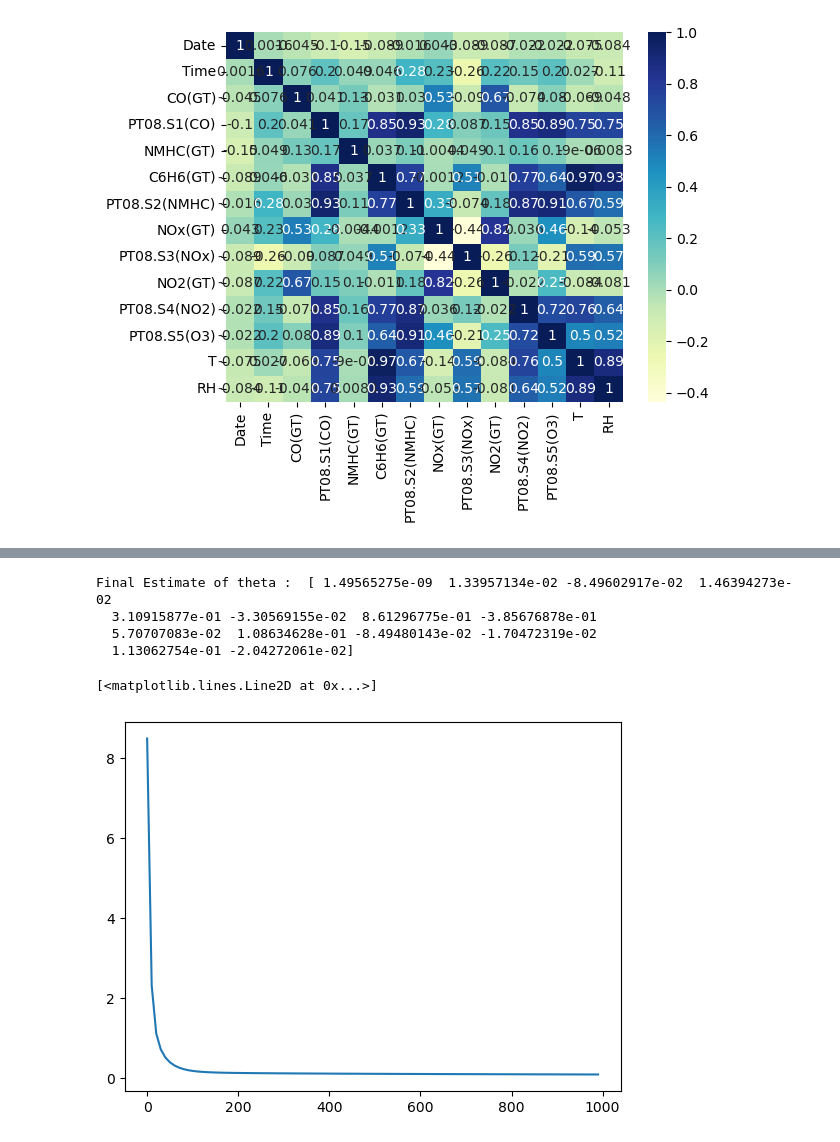
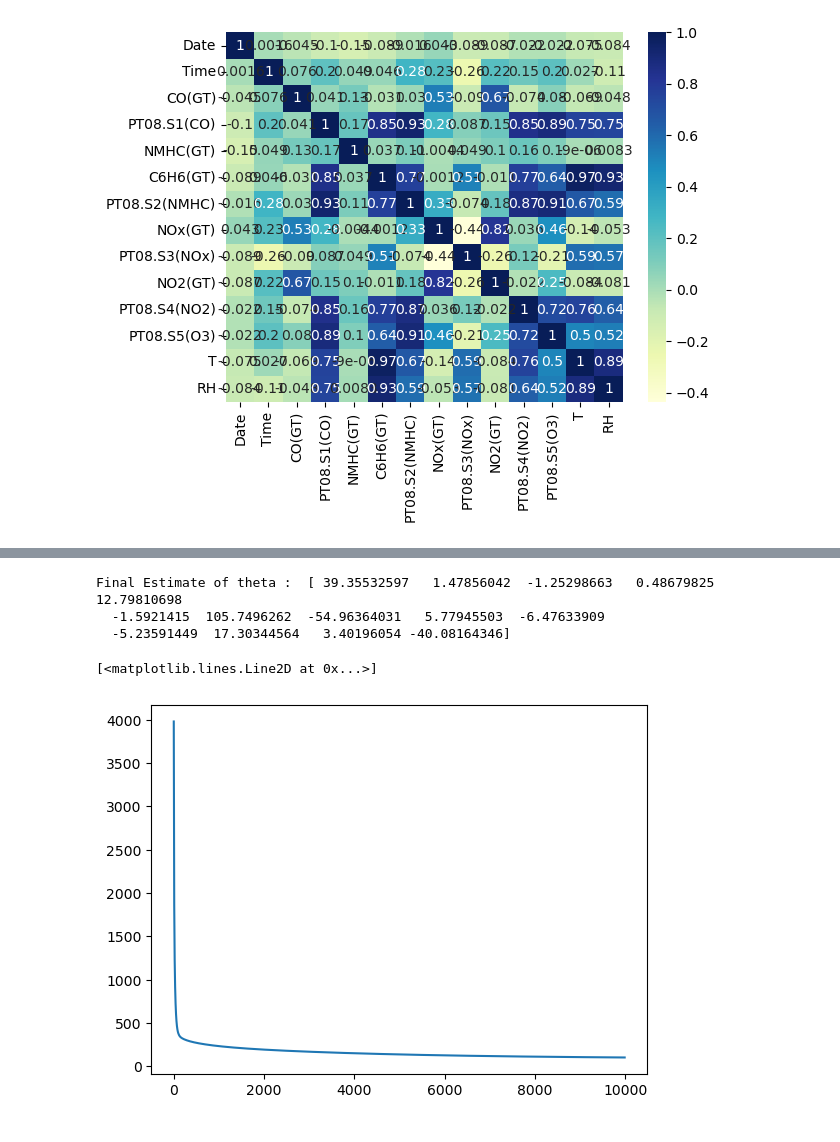
Before and after one commit to shreyanshML100/ML-CHE, a Jupyter notebook: 210347_Diptansu_Poddar/Assignment_2/EDA.ipynb, the cells around one changed output, grey strips where cells are left out. Cells and saved outputs as stored; diff of their text form; code cells hidden in the pictures.

```diff
--- a/210347_Diptansu_Poddar/Assignment_2/EDA.ipynb
+++ b/210347_Diptansu_Poddar/Assignment_2/EDA.ipynb
@@ -66,11 +67,14 @@ X = arr[:, 0:13]
 Y = arr[:,13]
 
 X_train, X_test, Y_train, Y_test = train_test_split(X, Y, random_state=42,train_size=0.9)
+scaler = StandardScaler()
+scaler.fit(X_train)
+
+X_train=scaler.transform(X_train)
+X_test=scaler.transform(X_test)
+X_train2=X_train
+m = X_train2.shape[0]
+X_train2 = np.concatenate([np.ones(m).reshape(m, 1),X_train2],axis=1)
 # %%
-print(LR.fitNormal(X_train,Y_train))
-#print(LR.fitGD(X_train,Y_train,0.1,0,1,5,theta_in))
-Y_train=np.array((Y_train-Y_train.mean())/Y.std())
-X_train=pd.DataFrame(X_train)
-X_train=X_train.apply(lambda rec:(rec-rec.mean())/rec.std(),axis=0)
-print(LR.run_gradient_descent(X_train,Y_train,0.01,1000))
+print(LR.fitNormal(X_train2,Y_train))
 # %% [output]
@@ -94,10 +108,9 @@ Final Estimate of theta :  [ 9.83782433e-10  1.27341679e-02 -1.02780216e-01  2.1
 # %%
-cost,theta=LR.run_gradient_descent(X_train,Y_train,0.01,1000)
+cost,theta=LR.run_gradient_descent(X_train,Y_train,0.01,10000)
 plt.plot(cost['iteration'],cost['cost'])
 # %% [output]
-Final Estimate of theta :  [ 1.49565275e-09  1.33957134e-02 -8.49602917e-02  1.46394273e-02
-  3.10915877e-01 -3.30569155e-02  8.61296775e-01 -3.85676878e-01
-  5.70707083e-02  1.08634628e-01 -8.49480143e-02 -1.70472319e-02
-  1.13062754e-01 -2.04272061e-02]
+Final Estimate of theta :  [ 39.35532597   1.47856042  -1.25298663   0.48679825  12.79810698
+  -1.5921415  105.7496262  -54.96364031   5.77945503  -6.47633909
+  -5.23591449  17.30344564   3.40196054 -40.08164346]
 [<matplotlib.lines.Line2D at 0x...>]
-[figure, old version]
+[figure, new version]
```
Also changed, not shown: parts of 3 cells of this notebook.
